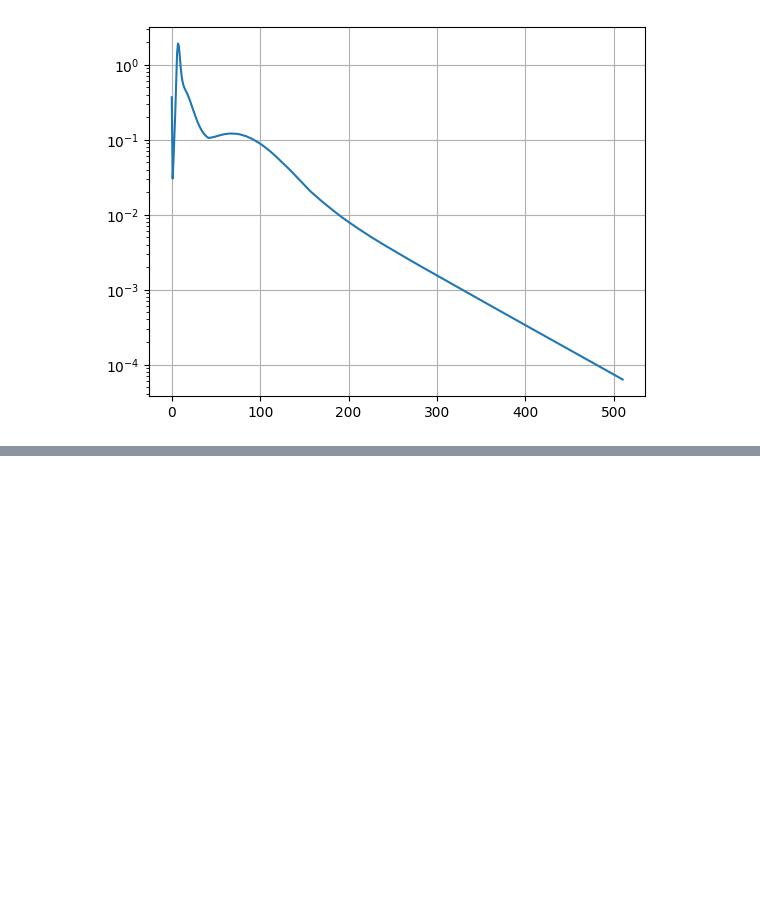
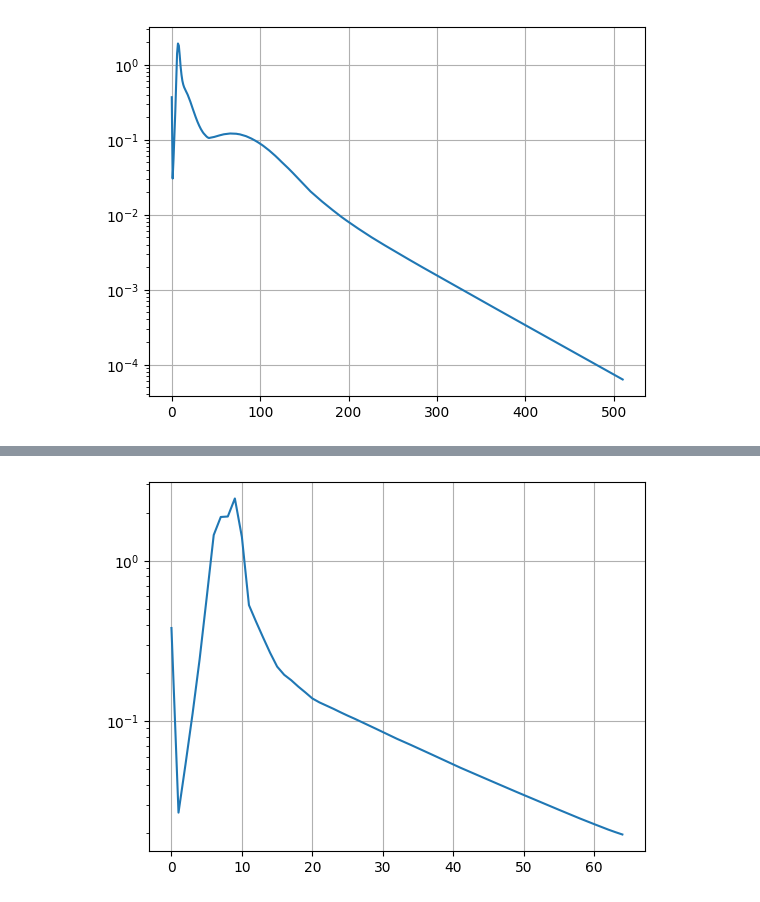
Before and after one commit to rpazuki/morpho_repo, a Jupyter notebook: Integration.ipynb, the cells around one changed output, grey strips where cells are left out. Saved outputs shown, nothing was run; the diff lists cells and outputs as text; code cells hidden in the pictures; blank space fills up the shorter version.

```diff
--- a/Integration.ipynb
+++ b/Integration.ipynb
@@ -50,0 +89,8 @@ plt.grid()
+# %%
+a = np.max(np.abs(sol[0,:,:, 1:] - sol[0,:,:, :-1]), axis=(0,1))
+# %%
+plt.plot(a)
+plt.yscale('log')
+plt.grid()
+# %% [output]
+[figure, added]
```
Also changed, not shown: parts of 3 cells of this notebook, 9 other files.
